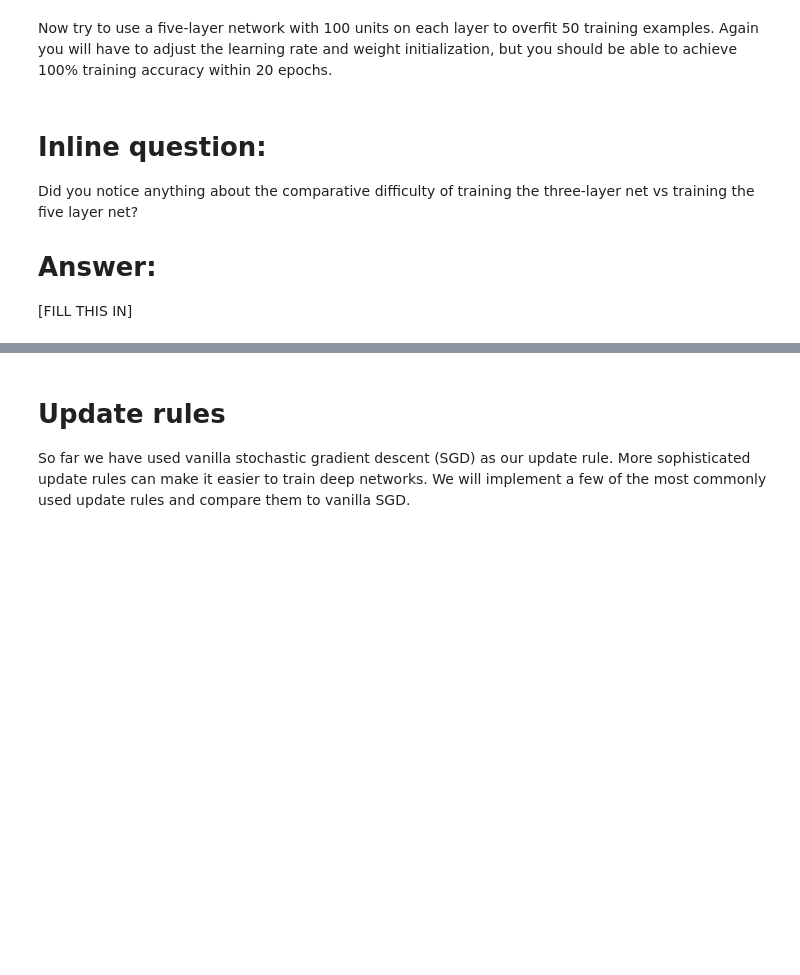
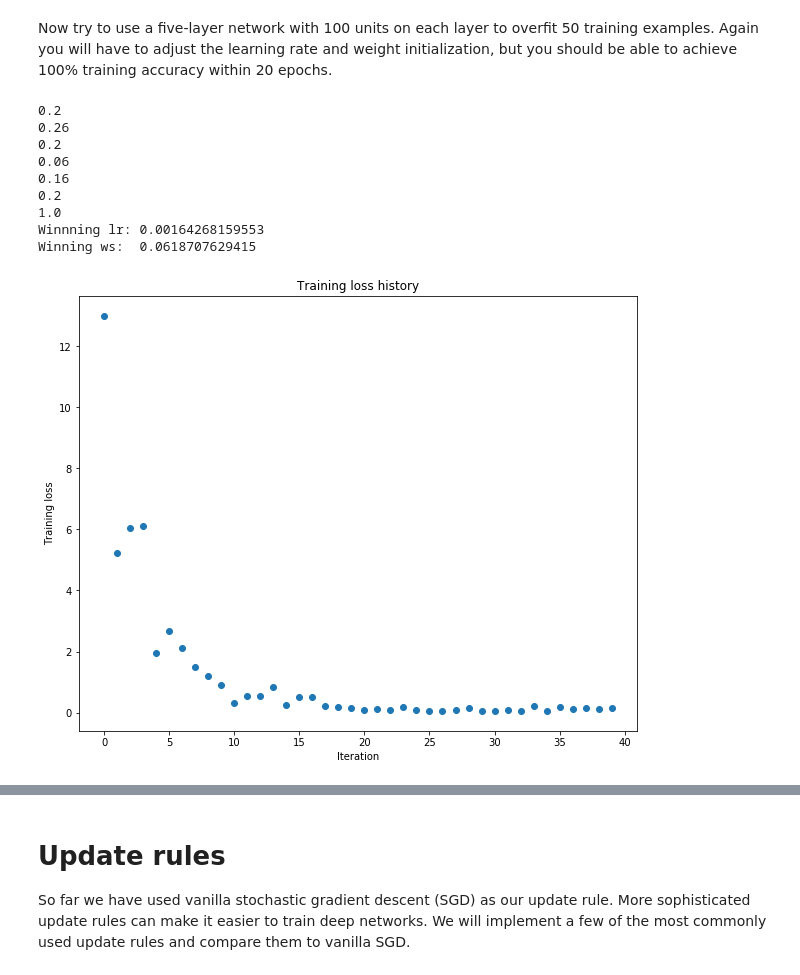
Before and after one commit to nginsberg/cnns, a Jupyter notebook: assignment2/FullyConnectedNets.ipynb, the cells around one changed output, grey strips where cells are left out. Cells and saved outputs as stored; diff of their text form; code cells hidden in the pictures; blank space fills up the shorter version.

Commit message:
Fully connected network of arbitrary size first pass working, overfit both 3 and 5 layer nets

```diff
--- a/assignment2/FullyConnectedNets.ipynb
+++ b/assignment2/FullyConnectedNets.ipynb
@@ -430,35 +458,48 @@ Now try to use a five-layer network with 100 units on each layer to overfit 50 t
 # %%
 # TODO: Use a five-layer Net to overfit 50 training examples.
 
 num_train = 50
 small_data = {
   'X_train': data['X_train'][:num_train],
   'y_train': data['y_train'][:num_train],
   'X_val': data['X_val'],
   'y_val': data['y_val'],
 }
 
-learning_rate = 1e-3
-weight_scale = 1e-5
-model = FullyConnectedNet([100, 100, 100, 100],
+go = True
+while go:
+    learning_rate = 10**np.random.uniform(-6, -1)
+    weight_scale = 10**np.random.uniform(-4, -1)
+    model = FullyConnectedNet([100, 100, 100, 100],
                 weight_scale=weight_scale, dtype=np.float64)
-solver = Solver(model, small_data,
-                print_every=10, num_epochs=20, batch_size=25,
+    solver = Solver(model, small_data,
+                print_every=10, verbose=False, num_epochs=20, batch_size=25,
                 update_rule='sgd',
                 optim_config={
                   'learning_rate': learning_rate,
                 }
-         )
-solver.train()
+             )
+    solver.train()
+    print max(solver.train_acc_history)
+    if max(solver.train_acc_history) == 1.0:
+        go = False
+
+print 'Winnning lr: ' + str(learning_rate)
+print 'Winning ws:  ' + str(weight_scale)
 
 plt.plot(solver.loss_history, 'o')
 plt.title('Training loss history')
 plt.xlabel('Iteration')
 plt.ylabel('Training loss')
 plt.show()
+# %% [output]
+0.2
+0.26
+0.2
+0.06
+0.16
+0.2
+1.0
+Winnning lr: 0.00164268159553
+Winning ws:  0.0618707629415
+[figure, added]
-# %% [markdown]
-# Inline question:
-Did you notice anything about the comparative difficulty of training the three-layer net vs training the five layer net?
-
-# Answer:
-[FILL THIS IN]
```
Also changed, not shown: parts of 9 cells of this notebook, 2 other files.
